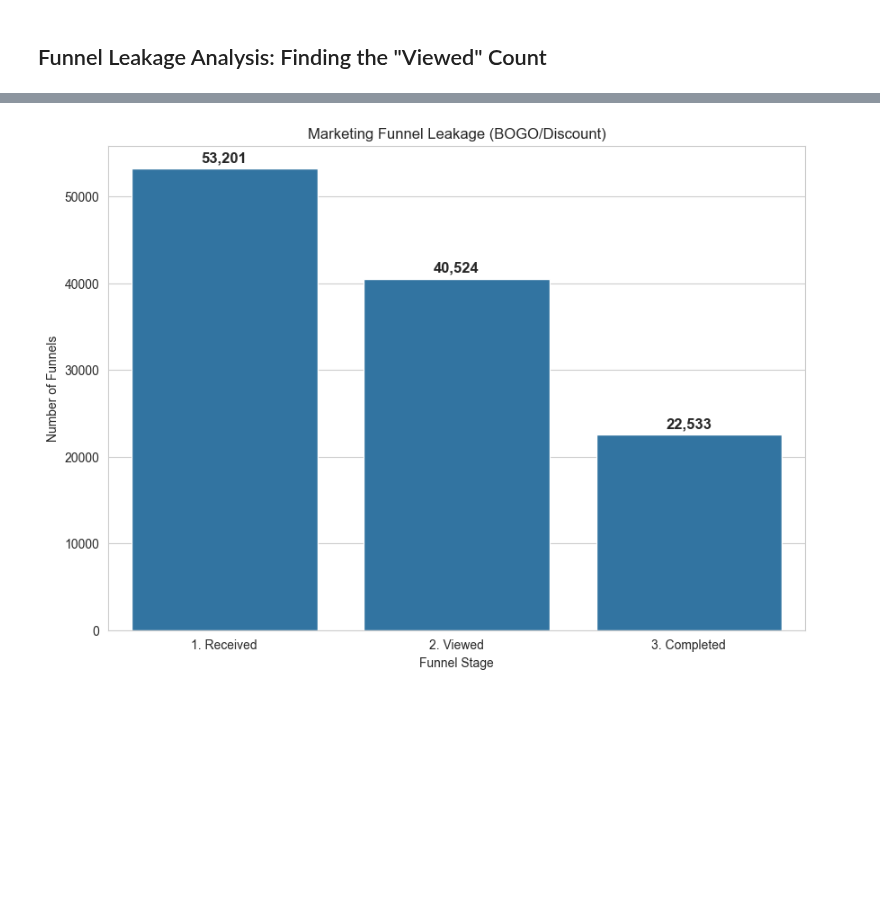
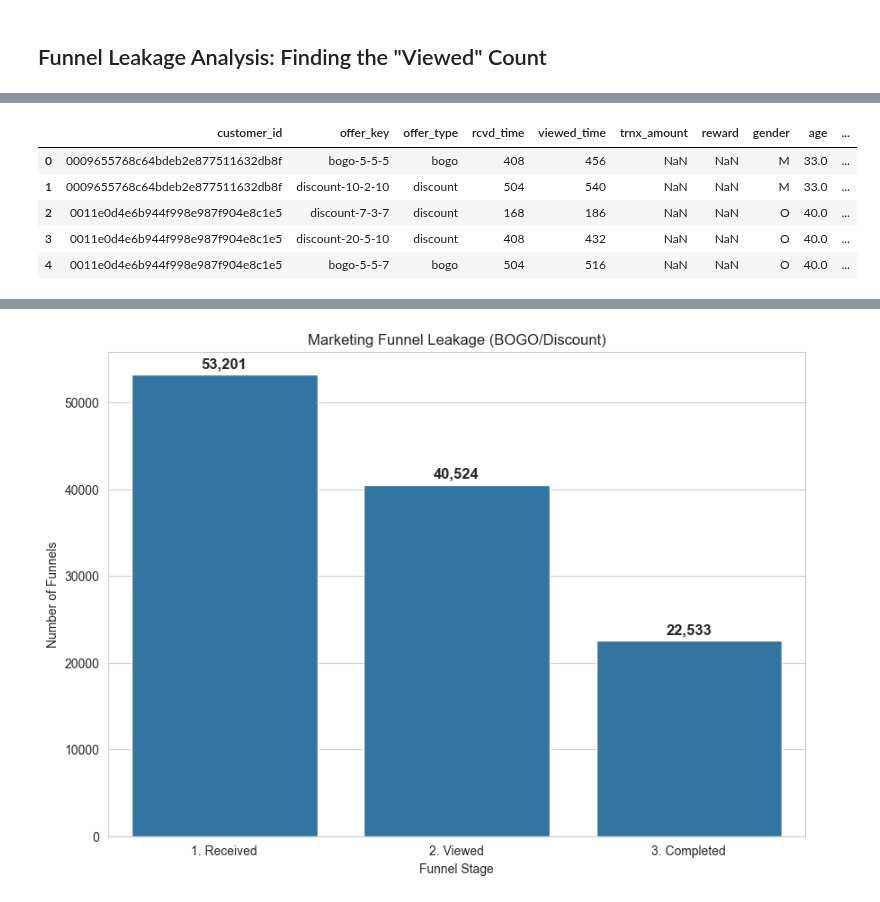
Before and after one commit to irfanzim/Python-Maven-Rewards-Challenge, a Jupyter notebook: Final Analysis.ipynb, the cells around one changed output, grey strips where cells are left out. Drawn from its saved outputs; the diff is of its cells as text; code cells hidden in the pictures; blank space fills up the shorter version.

Commit message:
offer_conversion_rate

```diff
--- a/Final Analysis.ipynb
+++ b/Final Analysis.ipynb
@@ -1009,45 +1009,70 @@ Female spend more per transaction compared to men.
 ## Funnel Leakage Analysis: Finding the "Viewed" Count
 # %%
 
-# We need to find how many of our 66,501 'received' events were ever successfully viewed by the customer.
-# It just checks for a valid `rcv -> view` sequence.
+#As one customer may view multiple received offers, this function will help to get actual viewed events from received events.
+#that will follow following condition viewed_events<=received_events+duration
+#I will count the first viewed events for a specific received offer
+def get_viewed_events(events):
 
-def find_viewed_funnels(events):
-    """
-    Processes a customer's event log to find how many BOGO/Discount
-    'offer received' events were successfully followed by a valid
-    'offer viewed' event.
-    """
+    #ar first creat an empty list to get all the viewed events
+    successful_views_list=[]
 
-    successful_views = 0
+    #get total_received and total_viewed events
+    total_viewed_events=events[events.event=="offer viewed"]
+    total_received_events=events[events.event=="offer received"]
 
-    # Get all 'viewed' events for this customer for lookup
-    viewed_events = events[events['event'] == 'offer viewed']
+    #iterate through total_received events
+    for _,offer in total_received_events.iterrows():
 
-    # Iterate through each 'offer received' event
-    for _, offer in events[events['event'] == 'offer received'].iterrows():
+        #skip informational offers
 
-        # Skip informational offers
         if offer["offer_type"] not in ["bogo","discount"]:
             continue
 
-        # Define the offer's valid time window
-        offer_id = offer["offer_id"]
-        offer_start = offer["time"]
-        offer_expires = offer_start + offer["duration_hours"]
+        #get offer_id, start_time, expire_time
+        offer_id=offer["offer_id"]
+        offer_start=offer["time"]
+        offer_expire=offer_start+offer["duration_hours"]
 
-        # --- Did they view the offer? ---
-        # Find any view that matches the ID and is in the valid time window
-        view_mask = (
-            (viewed_events["offer_id"] == offer_id) &
-            (viewed_events["time"] >= offer_start) &
-            (viewed_events["time"] <= offer_expires)
+        #create a view mask
+        view_mask=(
+            (total_viewed_events["offer_id"]==offer_id) &
+            (total_viewed_events["time"]>=offer_start) &
+            (total_viewed_events["time"]<=offer_expire)
         )
 
-        first_view = viewed_events[view_mask].head(1)
+        #get the first_view
+        first_view=total_viewed_events[view_mask].head(1)
 
-        # If there is at least one valid view, count this as a "viewed funnel"
         if not first_view.empty:
-            successful_views += 1
+            #create the successful journey
+            journey={
+                "customer_id":offer["customer_id"],
+                "offer_key":offer["offer_key"],
+                "offer_type":offer["offer_type"],
+                "rcvd_time":offer["time"],
+                "viewed_time":first_view["time"].iloc[0],
+                "trnx_amount":offer["amount"],
+                "reward":offer["reward_x"],
+                "gender":offer["gender"],
+                "age":offer["age"],
+                "income":offer["income"],
+                "membership_year":offer["membership_year"],
+                "age_group":offer["age_group"],
+                "income_group":offer["income_group"],
+                "duration":offer["duration_hours"],
+                "channels":offer["channels"]}
 
-    return successful_views
+            successful_views_list.append(journey)
+
+    return successful_views_list
+
+# --- Apply the function and build the new DataFrame ---
+print("Processing viewed_events... (This may take a minute)")
+viewed_events_journey = df_master.groupby('customer_id').apply(get_viewed_events)
+viewed_events = [item for sublist in viewed_events_journey for item in sublist]
+df_offer_viewed = pd.DataFrame(viewed_events)
+
+print(f"Offer Based Viewed Events Found: {df_offer_viewed.shape[0]}")
+df_offer_viewed.head()
+# %% [output]
@@ -1054 +1081,7 @@ def find_viewed_funnels(events):
+|  | customer_id | offer_key | offer_type | rcvd_time | viewed_time | trnx_amount | reward | gender | age | ... |
+| 0 | 0009655768c64bdeb2e877511632db8f | bogo-5-5-5 | bogo | 408 | 456 | NaN | NaN | M | 33.0 | ... |
+| 1 | 0009655768c64bdeb2e877511632db8f | discount-10-2-10 | discount | 504 | 540 | NaN | NaN | M | 33.0 | ... |
+| 2 | 0011e0d4e6b944f998e987f904e8c1e5 | discount-7-3-7 | discount | 168 | 186 | NaN | NaN | O | 40.0 | ... |
+| 3 | 0011e0d4e6b944f998e987f904e8c1e5 | discount-20-5-10 | discount | 408 | 432 | NaN | NaN | O | 40.0 | ... |
+| 4 | 0011e0d4e6b944f998e987f904e8c1e5 | bogo-5-5-7 | bogo | 504 | 516 | NaN | NaN | O | 40.0 | ... |
 # %%
```
Also changed, not shown: parts of 7 cells of this notebook.
